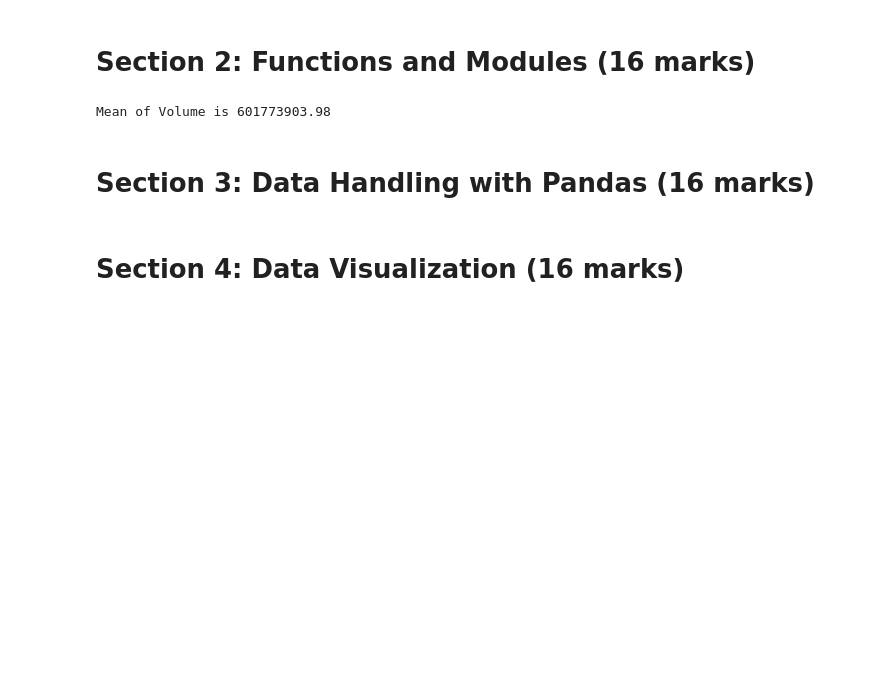
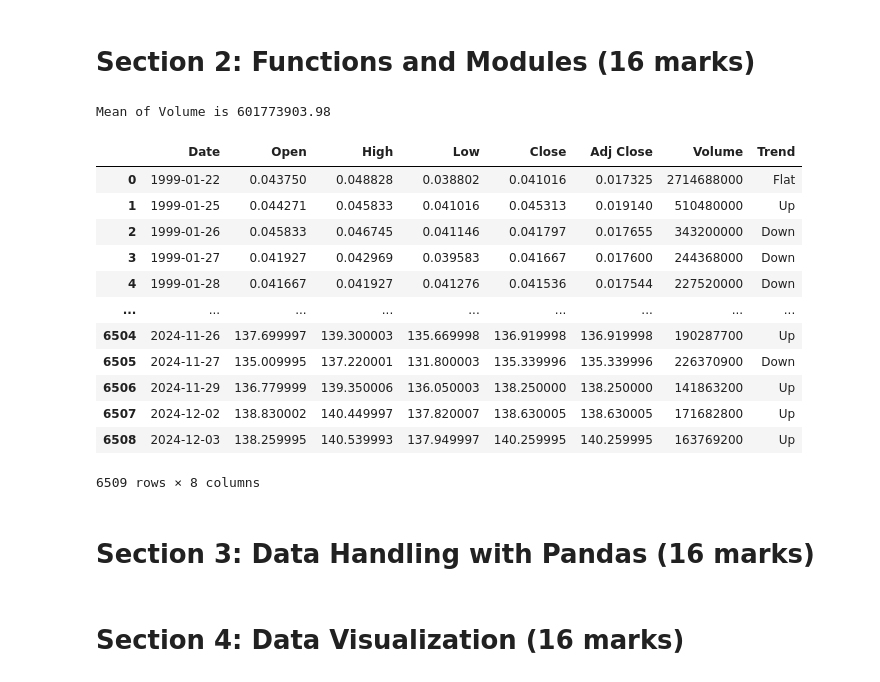
Before and after one commit to Nikhil5566/N1217583, a Jupyter notebook: NTU_XXXXX_SOFT40161_CourseWorkTemplate.ipynb, the cells around one changed output. Cells and saved outputs as stored; diff of their text form; code cells hidden in the pictures; blank space fills up the shorter version.

```diff
--- a/NTU_XXXXX_SOFT40161_CourseWorkTemplate.ipynb
+++ b/NTU_XXXXX_SOFT40161_CourseWorkTemplate.ipynb
@@ -62,6 +62,28 @@ def meanVolume(df):
 meanVolume(NVDA_df)
 # %% [output]
 Mean of Volume is 601773903.98
+# %%
+# Defining a function to calculte the trend of the NVDA closing stock price
+
+def trend_identify(df, column = "Close"):
+    df["Trend"] = df[column].diff().apply(lambda x: "Up" if x>0 else "Down" if x<0 else "Flat")
+    return df
+# %%
+trend_identify(NVDA_df)
+# %% [output]
+|  | Date | Open | High | Low | Close | Adj Close | Volume | Trend |
+| 0 | 1999-01-22 | 0.043750 | 0.048828 | 0.038802 | 0.041016 | 0.017325 | 2714688000 | Flat |
+| 1 | 1999-01-25 | 0.044271 | 0.045833 | 0.041016 | 0.045313 | 0.019140 | 510480000 | Up |
+| 2 | 1999-01-26 | 0.045833 | 0.046745 | 0.041146 | 0.041797 | 0.017655 | 343200000 | Down |
+| 3 | 1999-01-27 | 0.041927 | 0.042969 | 0.039583 | 0.041667 | 0.017600 | 244368000 | Down |
+| 4 | 1999-01-28 | 0.041667 | 0.041927 | 0.041276 | 0.041536 | 0.017544 | 227520000 | Down |
+| ... | ... | ... | ... | ... | ... | ... | ... | ... |
+| 6504 | 2024-11-26 | 137.699997 | 139.300003 | 135.669998 | 136.919998 | 136.919998 | 190287700 | Up |
+| 6505 | 2024-11-27 | 135.009995 | 137.220001 | 131.800003 | 135.339996 | 135.339996 | 226370900 | Down |
+| 6506 | 2024-11-29 | 136.779999 | 139.350006 | 136.050003 | 138.250000 | 138.250000 | 141863200 | Up |
+| 6507 | 2024-12-02 | 138.830002 | 140.449997 | 137.820007 | 138.630005 | 138.630005 | 171682800 | Up |
+| 6508 | 2024-12-03 | 138.259995 | 140.539993 | 137.949997 | 140.259995 | 140.259995 | 163769200 | Up |
+6509 rows × 8 columns
 # %% [markdown]
 # Section 3: Data Handling with Pandas (16 marks)
 # %%
```
